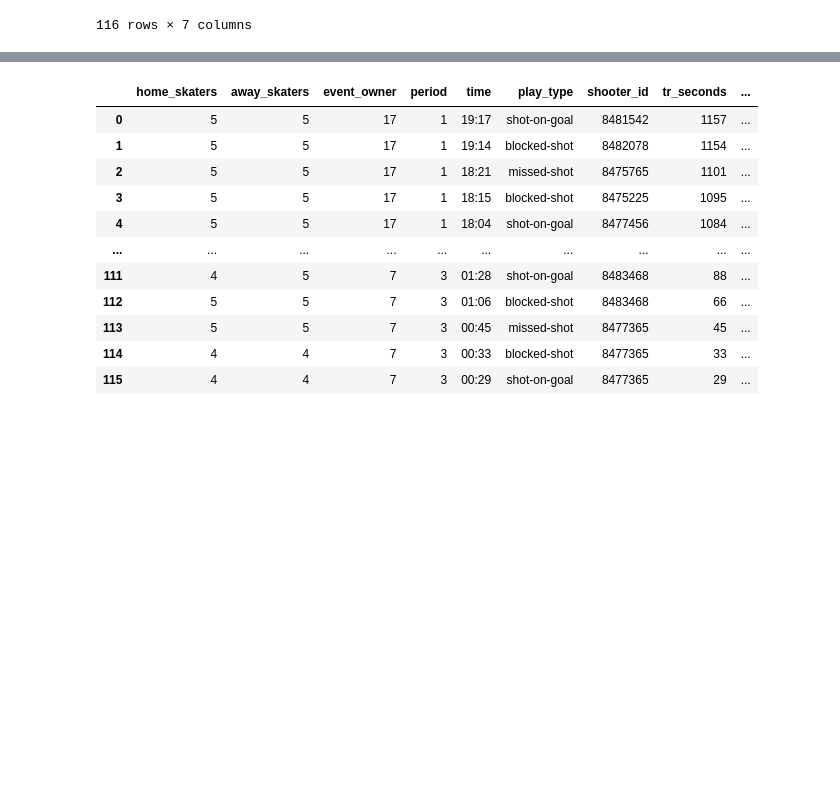
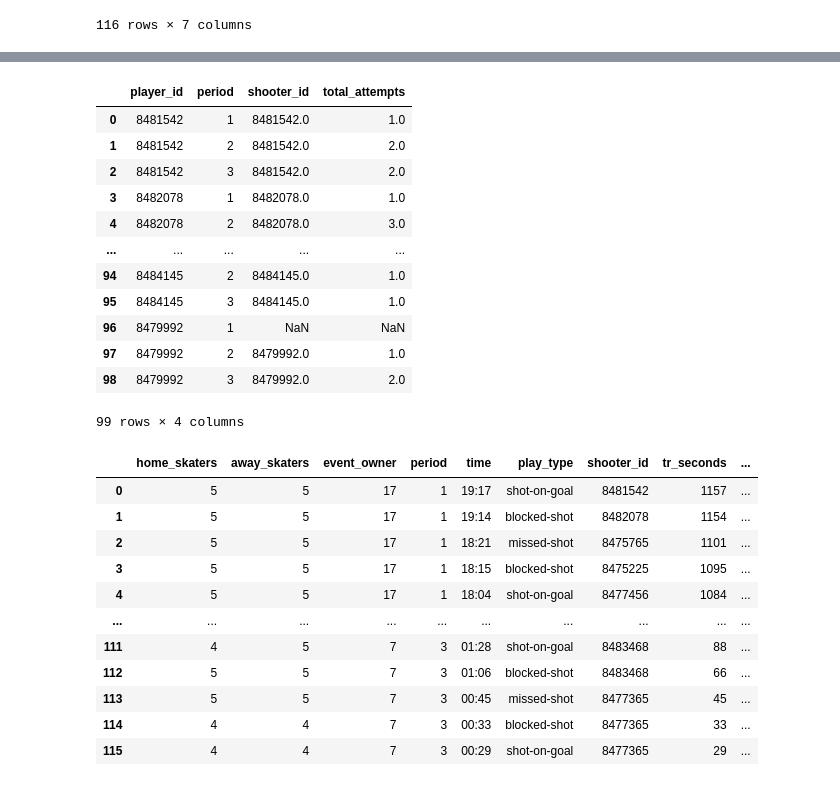
Before and after one commit to nolantphillips/nhl_game_reports, a Jupyter notebook: notebooks/02_call_for_data.ipynb, the cells around one changed output, grey strips where cells are left out. Saved outputs shown, nothing was run; the diff lists cells and outputs as text; code cells hidden in the pictures; blank space fills up the shorter version.

```diff
--- a/notebooks/02_call_for_data.ipynb
+++ b/notebooks/02_call_for_data.ipynb
@@ -152,0 +195,5 @@ attempts_df
+# %%
+attempts_by_period = attempts_df.groupby(["period","shooter_id"]).size().reset_index(name="total_attempts")
+all_players = attempts_df["shooter_id"].unique()
+all_periods = attempts_df["period"].unique()
+full_index = pd.DataFrame(itertools.product(all_players, all_periods), columns=["player_id", "period"])
@@ -153,2 +216,18 @@ attempts_df
+# %%
+pd.merge(full_index, attempts_by_period, left_on=["player_id", "period"], right_on=["shooter_id", "period"], how="left")
+# %% [output]
+|  | player_id | period | shooter_id | total_attempts |
+| 0 | 8481542 | 1 | 8481542.0 | 1.0 |
+| 1 | 8481542 | 2 | 8481542.0 | 2.0 |
+| 2 | 8481542 | 3 | 8481542.0 | 2.0 |
+| 3 | 8482078 | 1 | 8482078.0 | 1.0 |
+| 4 | 8482078 | 2 | 8482078.0 | 3.0 |
+| ... | ... | ... | ... | ... |
+| 94 | 8484145 | 2 | 8484145.0 | 1.0 |
+| 95 | 8484145 | 3 | 8484145.0 | 1.0 |
+| 96 | 8479992 | 1 | NaN | NaN |
+| 97 | 8479992 | 2 | 8479992.0 | 1.0 |
+| 98 | 8479992 | 3 | 8479992.0 | 2.0 |
+99 rows × 4 columns
 # %%
 from src.nhl_scraper import get_on_ice_players
```
Also changed, not shown: parts of 15 cells of this notebook, 2 other files.
